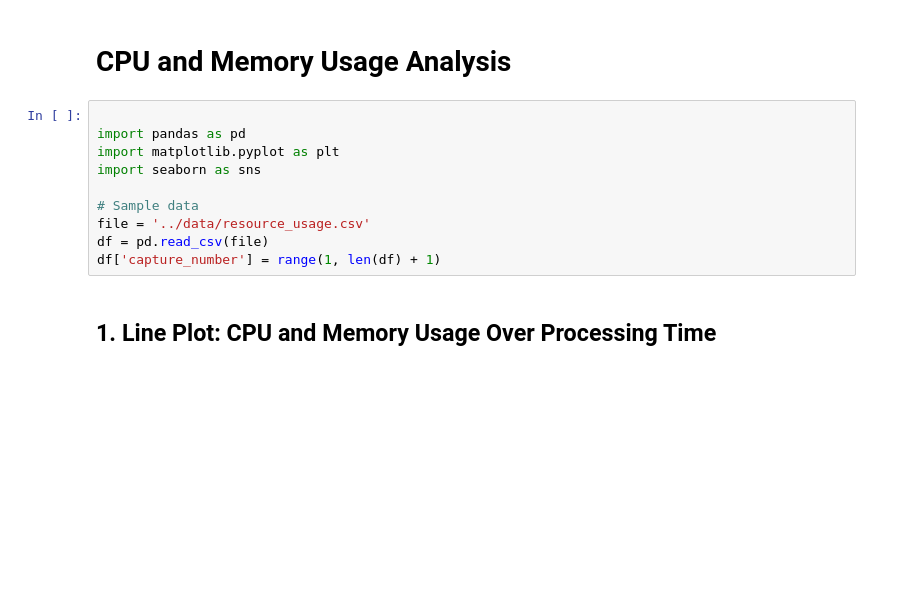
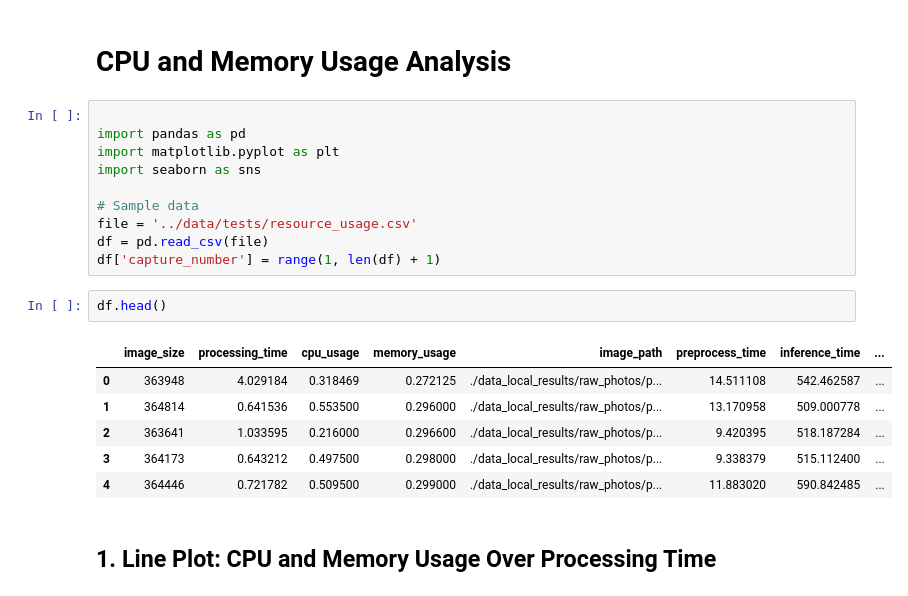
Before and after one commit to idperez720/nighteye, a Jupyter notebook: notebooks/cpu_memory_usage_analysis.ipynb, the cells around one changed output. Drawn from its saved outputs; the diff is of its cells as text; blank space fills up the shorter version.

```diff
--- a/notebooks/cpu_memory_usage_analysis.ipynb
+++ b/notebooks/cpu_memory_usage_analysis.ipynb
@@ -7,9 +7,18 @@ import matplotlib.pyplot as plt
 import seaborn as sns
 
 # Sample data
-file = '../data/resource_usage.csv'
+file = '../data/tests/resource_usage.csv'
 df = pd.read_csv(file)
 df['capture_number'] = range(1, len(df) + 1)
+# %%
+df.head()
+# %% [output]
+|  | image_size | processing_time | cpu_usage | memory_usage | image_path | preprocess_time | inference_time | ... |
+| 0 | 363948 | 4.029184 | 0.318469 | 0.272125 | ./data_local_results/raw_photos/p... | 14.511108 | 542.462587 | ... |
+| 1 | 364814 | 0.641536 | 0.553500 | 0.296000 | ./data_local_results/raw_photos/p... | 13.170958 | 509.000778 | ... |
+| 2 | 363641 | 1.033595 | 0.216000 | 0.296600 | ./data_local_results/raw_photos/p... | 9.420395 | 518.187284 | ... |
+| 3 | 364173 | 0.643212 | 0.497500 | 0.298000 | ./data_local_results/raw_photos/p... | 9.338379 | 515.112400 | ... |
+| 4 | 364446 | 0.721782 | 0.509500 | 0.299000 | ./data_local_results/raw_photos/p... | 11.883020 | 590.842485 | ... |
 # %% [markdown]
 ## 1. Line Plot: CPU and Memory Usage Over Processing Time
 # %%
```
Also changed, not shown: parts of 2 cells of this notebook, 5 other files.
